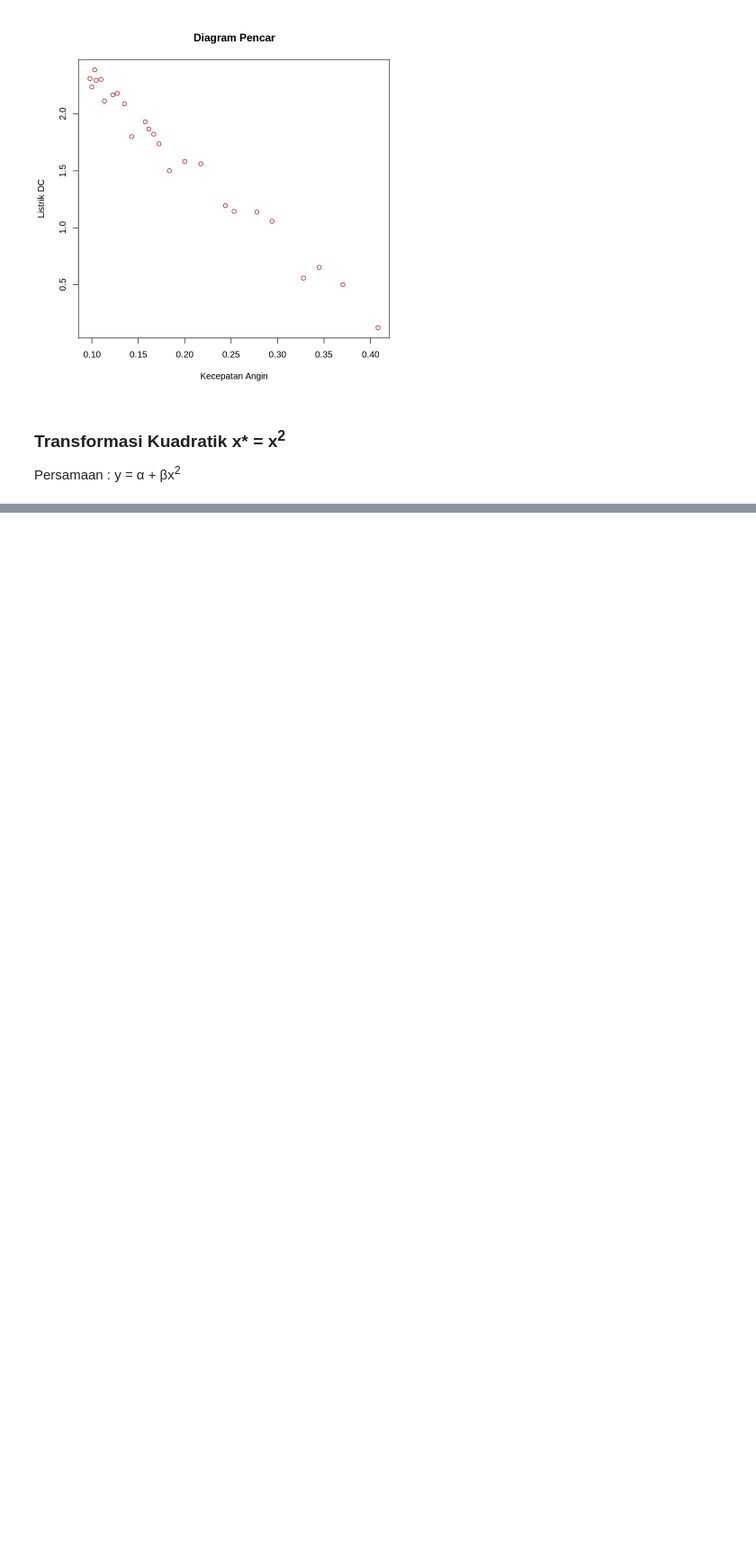
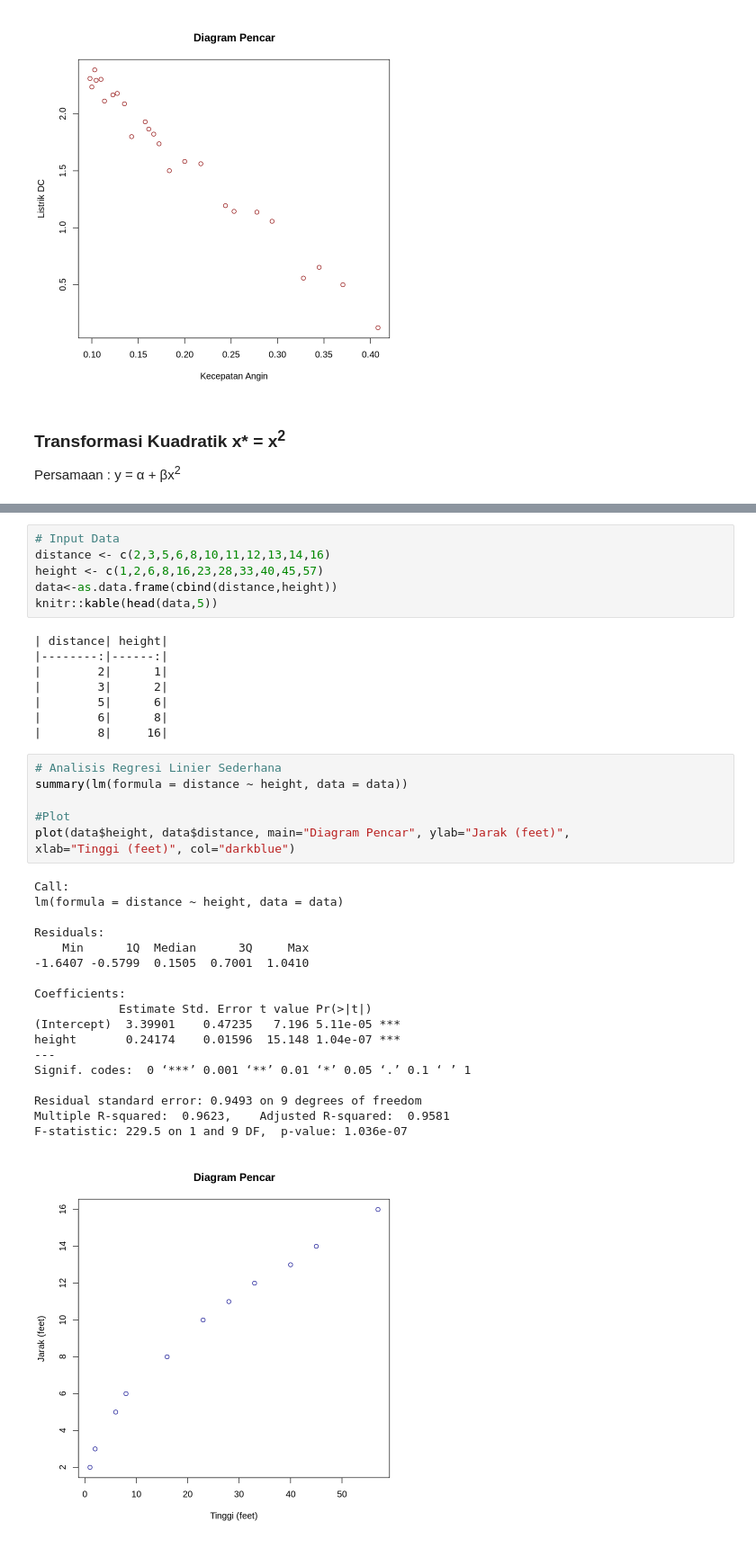
Before and after one commit to iizmyy/Analisis-dan-Visualisasi-Data, a Jupyter notebook: Modul_2.ipynb, the cells around one changed output, grey strips where cells are left out. Shown: that part at 90% size. Cells and saved outputs as stored; diff of their text form; blank space fills up the shorter version.

```diff
--- a/Modul_2.ipynb
+++ b/Modul_2.ipynb
@@ -240,0 +345,40 @@ y = α + βx<sup>2</sup>
+# %%
+# Input Data
+distance <- c(2,3,5,6,8,10,11,12,13,14,16)
+height <- c(1,2,6,8,16,23,28,33,40,45,57)
+data<-as.data.frame(cbind(distance,height))
+knitr::kable(head(data,5))
+# %% [output]
+| distance| height|
+|--------:|------:|
+|        2|      1|
+|        3|      2|
+|        5|      6|
+|        6|      8|
+|        8|     16|
+# %%
+# Analisis Regresi Linier Sederhana
+summary(lm(formula = distance ~ height, data = data))
+
+#Plot
+plot(data$height, data$distance, main="Diagram Pencar", ylab="Jarak (feet)",
+xlab="Tinggi (feet)", col="darkblue")
+# %% [output]
+Call:
+lm(formula = distance ~ height, data = data)
+
+Residuals:
+    Min      1Q  Median      3Q     Max
+-1.6407 -0.5799  0.1505  0.7001  1.0410
+
+Coefficients:
+            Estimate Std. Error t value Pr(>|t|)
+(Intercept)  3.39901    0.47235   7.196 5.11e-05 ***
+height       0.24174    0.01596  15.148 1.04e-07 ***
+---
+Signif. codes:  0 ‘***’ 0.001 ‘**’ 0.01 ‘*’ 0.05 ‘.’ 0.1 ‘ ’ 1
+
+Residual standard error: 0.9493 on 9 degrees of freedom
+Multiple R-squared:  0.9623,    Adjusted R-squared:  0.9581
+F-statistic: 229.5 on 1 and 9 DF,  p-value: 1.036e-07
+[figure, added]
```
Also changed, not shown: parts of 5 cells of this notebook.
